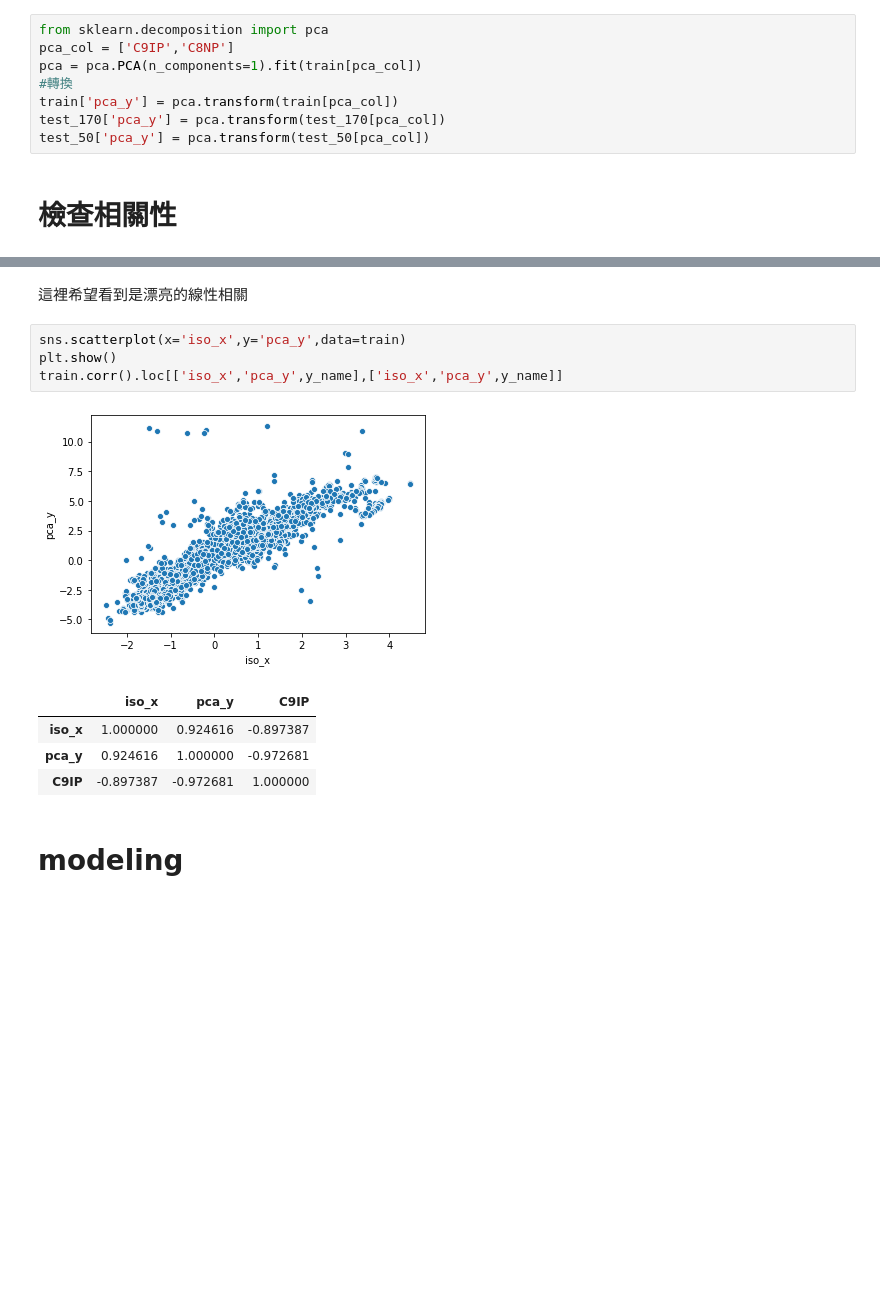
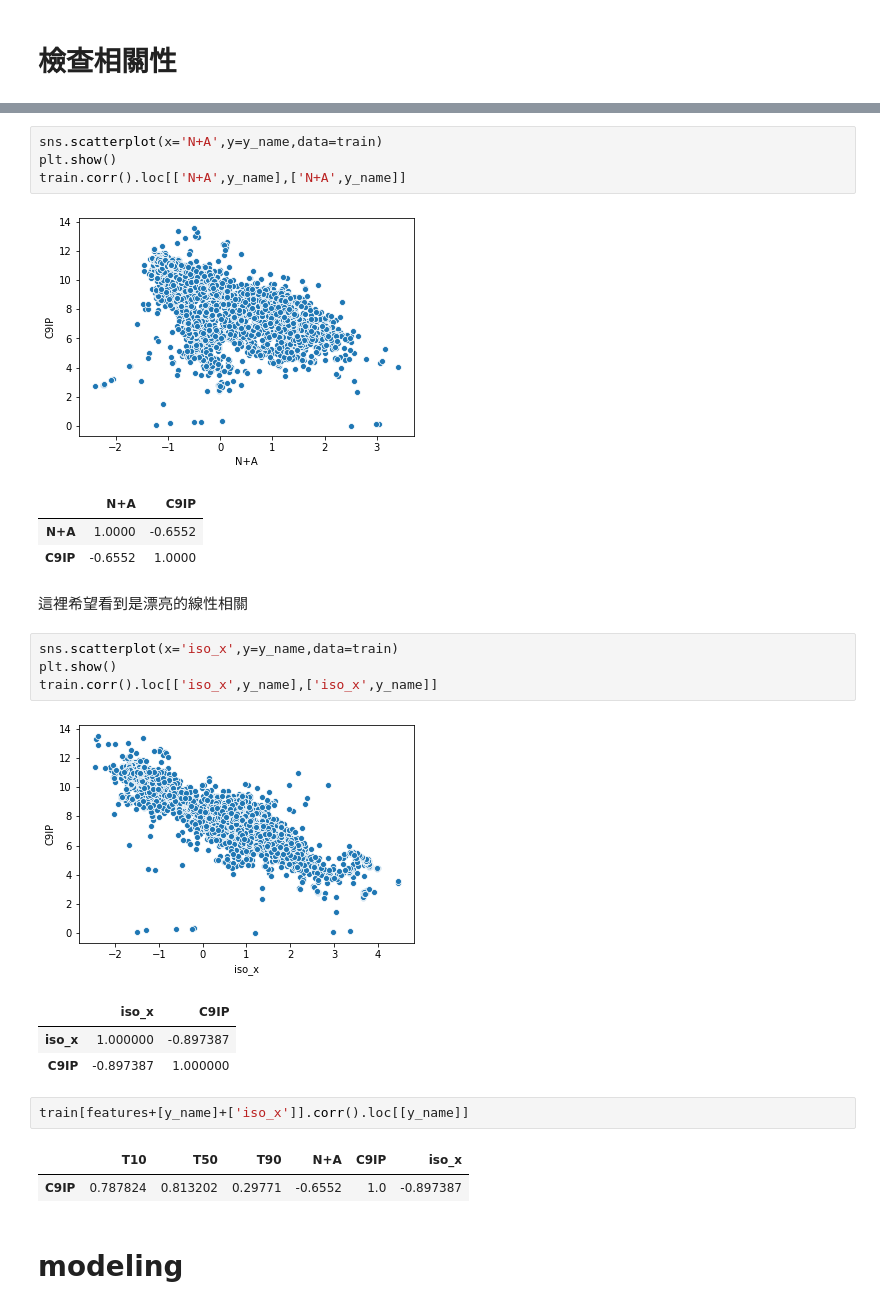
Before and after one commit to skywalker0803r/works, a Jupyter notebook: C9IP.ipynb, the cells around one changed output, grey strips where cells are left out. Saved outputs shown, nothing was run; the diff lists cells and outputs as text; blank space fills up the shorter version.

```diff
--- a/C9IP.ipynb
+++ b/C9IP.ipynb
@@ -80,10 +78,2 @@ test_50['iso_x'] = iso.transform(test_50[iso_col])
-# %%
-from sklearn.decomposition import pca
-pca_col = ['C9IP','C8NP']
-pca = pca.PCA(n_components=1).fit(train[pca_col])
-#轉換
-train['pca_y'] = pca.transform(train[pca_col])
-test_170['pca_y'] = pca.transform(test_170[pca_col])
-test_50['pca_y'] = pca.transform(test_50[pca_col])
 # %% [markdown]
 # 檢查相關性
@@ -90,15 +89,28 @@ test_50['pca_y'] = pca.transform(test_50[pca_col])
+# %%
+sns.scatterplot(x='N+A',y=y_name,data=train)
+plt.show()
+train.corr().loc[['N+A',y_name],['N+A',y_name]]
+# %% [output]
+[figure, added]
+|  | N+A | C9IP |
+| N+A | 1.0000 | -0.6552 |
+| C9IP | -0.6552 | 1.0000 |
 # %% [markdown]
 這裡希望看到是漂亮的線性相關
 # %%
-sns.scatterplot(x='iso_x',y='pca_y',data=train)
+sns.scatterplot(x='iso_x',y=y_name,data=train)
 plt.show()
-train.corr().loc[['iso_x','pca_y',y_name],['iso_x','pca_y',y_name]]
+train.corr().loc[['iso_x',y_name],['iso_x',y_name]]
 # %% [output]
-[figure, old version]
+[figure, new version]
-|  | iso_x | pca_y | C9IP |
-| iso_x | 1.000000 | 0.924616 | -0.897387 |
-| pca_y | 0.924616 | 1.000000 | -0.972681 |
-| C9IP | -0.897387 | -0.972681 | 1.000000 |
+|  | iso_x | C9IP |
+| iso_x | 1.000000 | -0.897387 |
+| C9IP | -0.897387 | 1.000000 |
+# %%
+train[features+[y_name]+['iso_x']].corr().loc[[y_name]]
+# %% [output]
+|  | T10 | T50 | T90 | N+A | C9IP | iso_x |
+| C9IP | 0.787824 | 0.813202 | 0.29771 | -0.6552 | 1.0 | -0.897387 |
 # %% [markdown]
 # modeling
 # %% [markdown]
```
Also changed, not shown: parts of 24 cells of this notebook.
